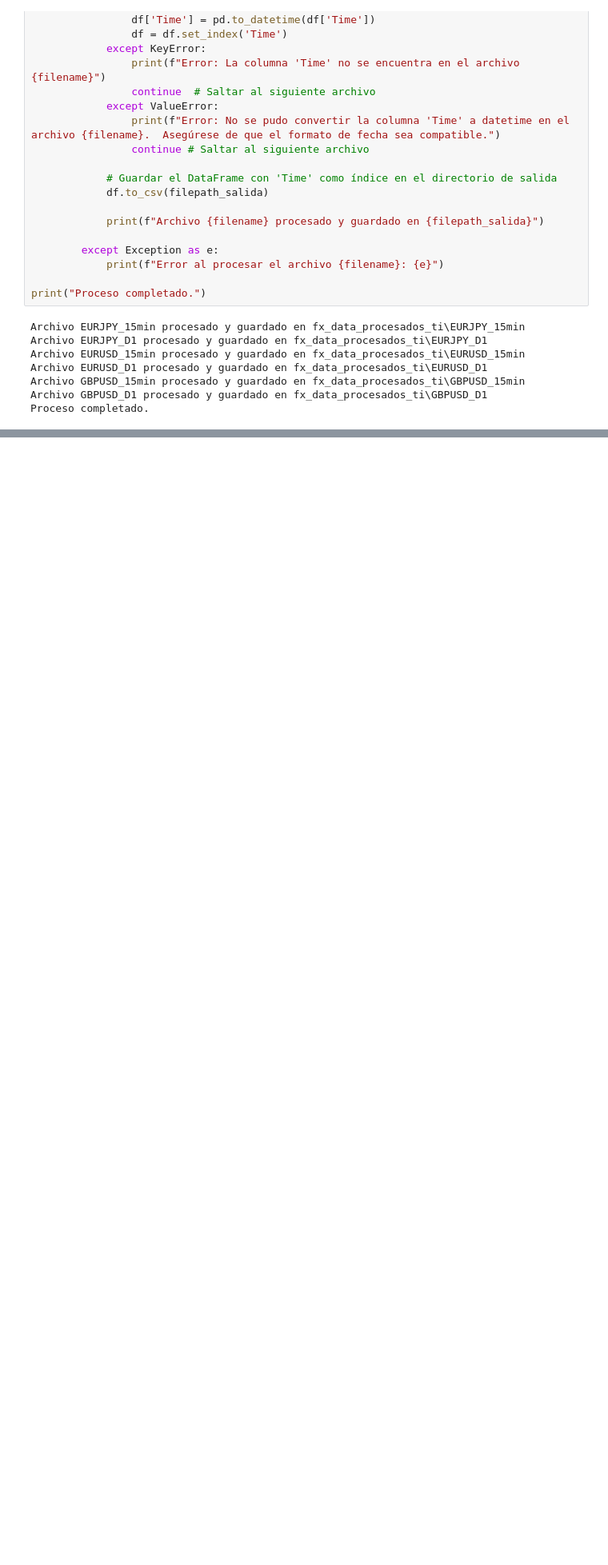
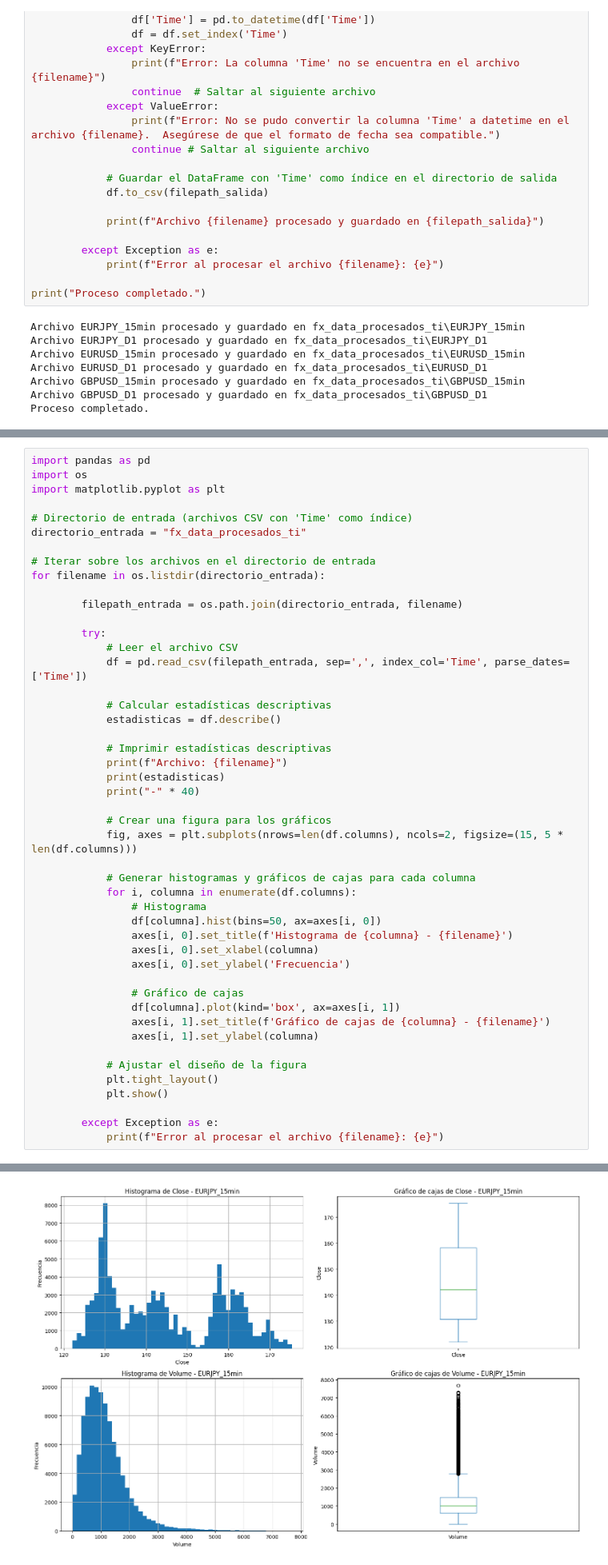
Before and after one commit to Ogro1984/Deep-Reinforcement-Learning, a Jupyter notebook: preprosseing_graphycs.ipynb, the cells around one changed output, grey strips where cells are left out. Shown at 80% size. Cells and saved outputs as stored; diff of their text form; blank space fills up the shorter version.

```diff
--- a/preprosseing_graphycs.ipynb
+++ b/preprosseing_graphycs.ipynb
@@ -518,0 +746,48 @@ Proceso completado.
+# %%
+import pandas as pd
+import os
+import matplotlib.pyplot as plt
+
+# Directorio de entrada (archivos CSV con 'Time' como índice)
+directorio_entrada = "fx_data_procesados_ti"
+
+# Iterar sobre los archivos en el directorio de entrada
+for filename in os.listdir(directorio_entrada):
+
+        filepath_entrada = os.path.join(directorio_entrada, filename)
+
+        try:
+            # Leer el archivo CSV
+            df = pd.read_csv(filepath_entrada, sep=',', index_col='Time', parse_dates=['Time'])
+
+            # Calcular estadísticas descriptivas
+            estadisticas = df.describe()
+
+            # Imprimir estadísticas descriptivas
+            print(f"Archivo: {filename}")
+            print(estadisticas)
+            print("-" * 40)
+
+            # Crear una figura para los gráficos
+            fig, axes = plt.subplots(nrows=len(df.columns), ncols=2, figsize=(15, 5 * len(df.columns)))
+
+            # Generar histogramas y gráficos de cajas para cada columna
+            for i, columna in enumerate(df.columns):
+                # Histograma
+                df[columna].hist(bins=50, ax=axes[i, 0])
+                axes[i, 0].set_title(f'Histograma de {columna} - {filename}')
+                axes[i, 0].set_xlabel(columna)
+                axes[i, 0].set_ylabel('Frecuencia')
+
+                # Gráfico de cajas
+                df[columna].plot(kind='box', ax=axes[i, 1])
+                axes[i, 1].set_title(f'Gráfico de cajas de {columna} - {filename}')
+                axes[i, 1].set_ylabel(columna)
+
+            # Ajustar el diseño de la figura
+            plt.tight_layout()
+            plt.show()
+
+        except Exception as e:
+            print(f"Error al procesar el archivo {filename}: {e}")
+# %% [output]
@@ -518,0 +805 @@ Proceso completado.
+[figure, added]
```
Also changed, not shown: parts of 5 cells of this notebook.
